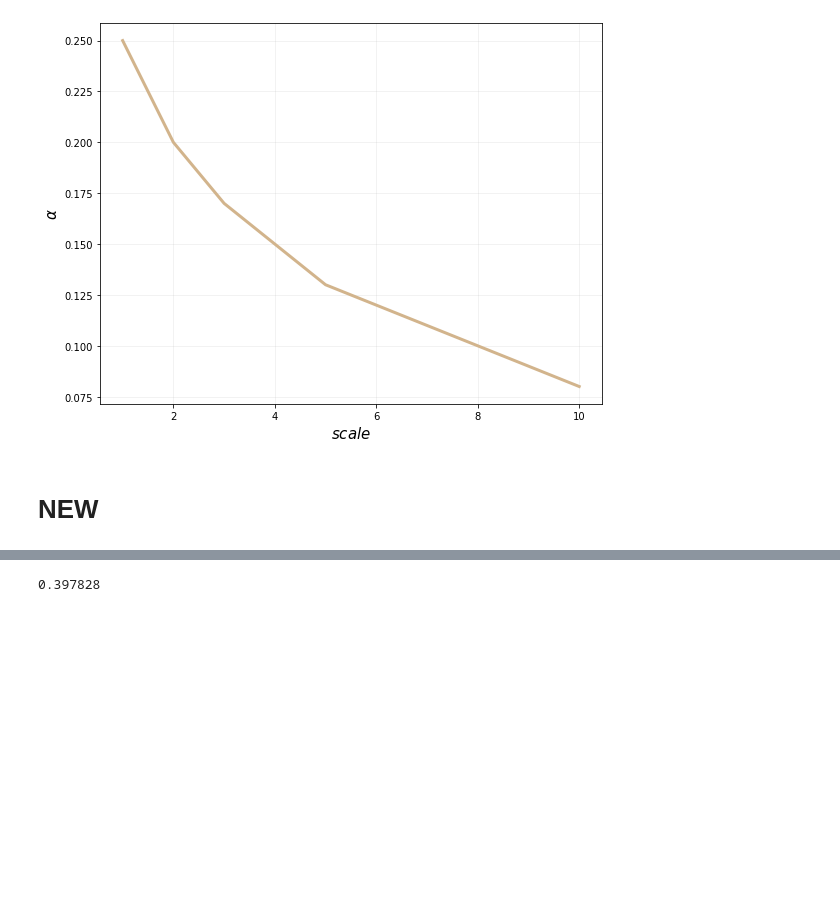
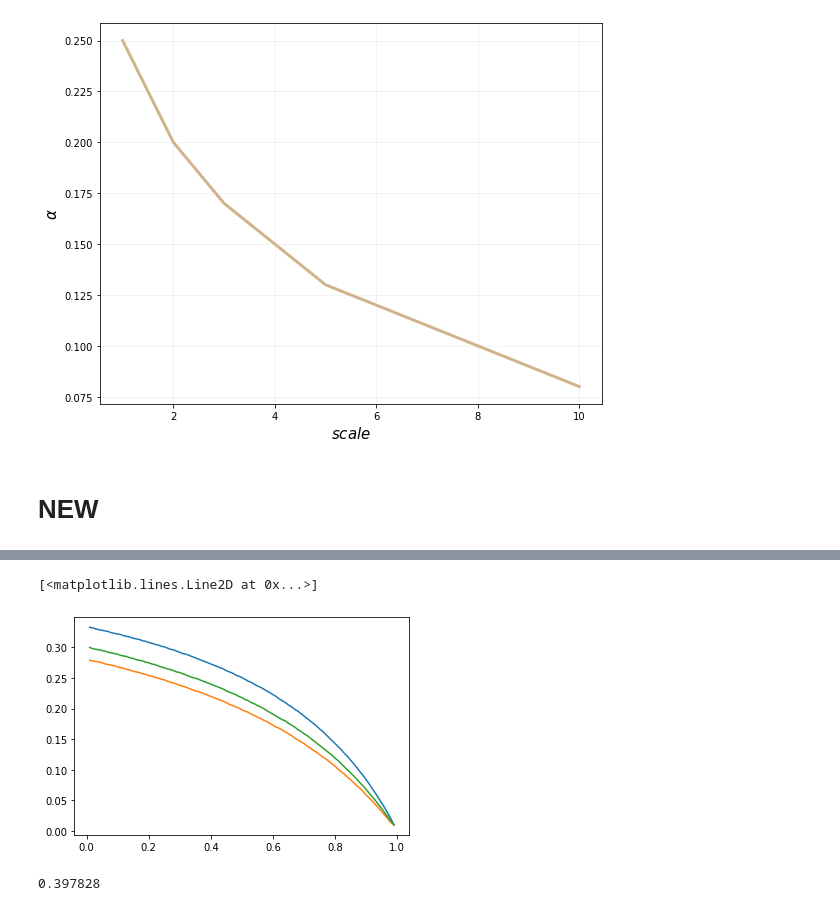
Before and after one commit to michaelneuder/opportunistic-mining, a Jupyter notebook: fusion-mining.ipynb, the cells around one changed output, grey strips where cells are left out. Saved outputs shown, nothing was run; the diff lists cells and outputs as text; code cells hidden in the pictures; blank space fills up the shorter version.

```diff
--- a/fusion-mining.ipynb
+++ b/fusion-mining.ipynb
@@ -340,0 +341,24 @@ plt.show()
+# %%
+gammas = np.arange(0.01, 1, 0.01)
+alphas = np.arange(0.01, 0.50, 0.001)
+selfishRes = []
+for g in tqdm(gammas):
+    vals = selfishRewardGamma(alphas, g)
+    selfishRes.append(compToHonest(vals))
+selfishRes = np.array(selfishRes)
+# %%
+scales = [0.5, 1, 2]
+gammas = np.arange(0.01, 1, 0.01)
+alphas = np.arange(0.01, 0.50, 0.001)
+betas = np.arange(0.01, 5.01, 0.01)
+fusionRes = []
+for scale in scales:
+    temp = []
+    for g in tqdm(gammas):
+        for a in alphas:
+            rews = calcTotalRewardGamma(a, betas, g, scale=scale)
+            if np.max(rews) > a:
+                temp.append(a)
+                break
+    fusionRes.append(temp)
+fusionRes = np.array(fusionRes)
@@ -340,0 +411,7 @@ plt.show()
+# %%
+plt.plot(gammas, selfishRes)
+plt.plot(gammas, fusionRes)
+plt.plot(gammas, execRes)
+# %% [output]
+[<matplotlib.lines.Line2D at 0x...>]
+[figure, added]
```
Also changed, not shown: parts of 12 cells of this notebook.
